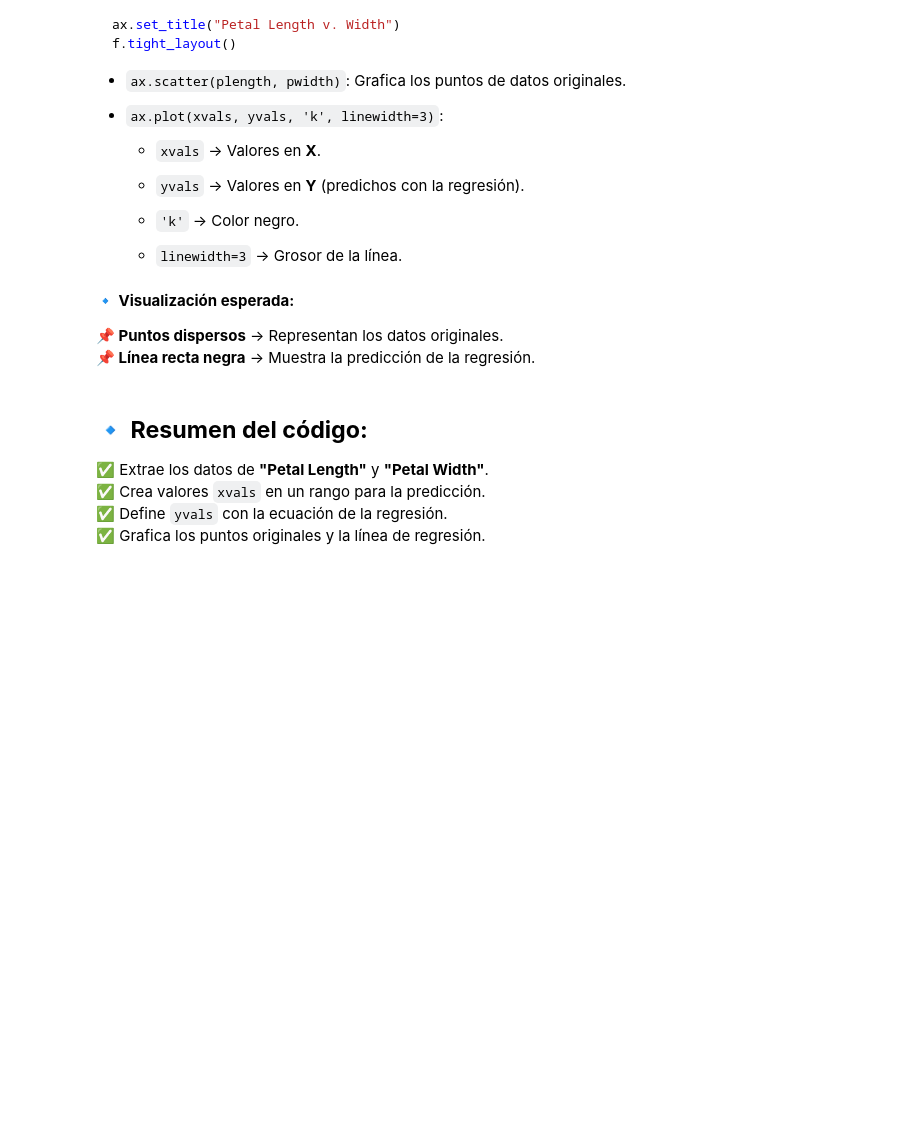
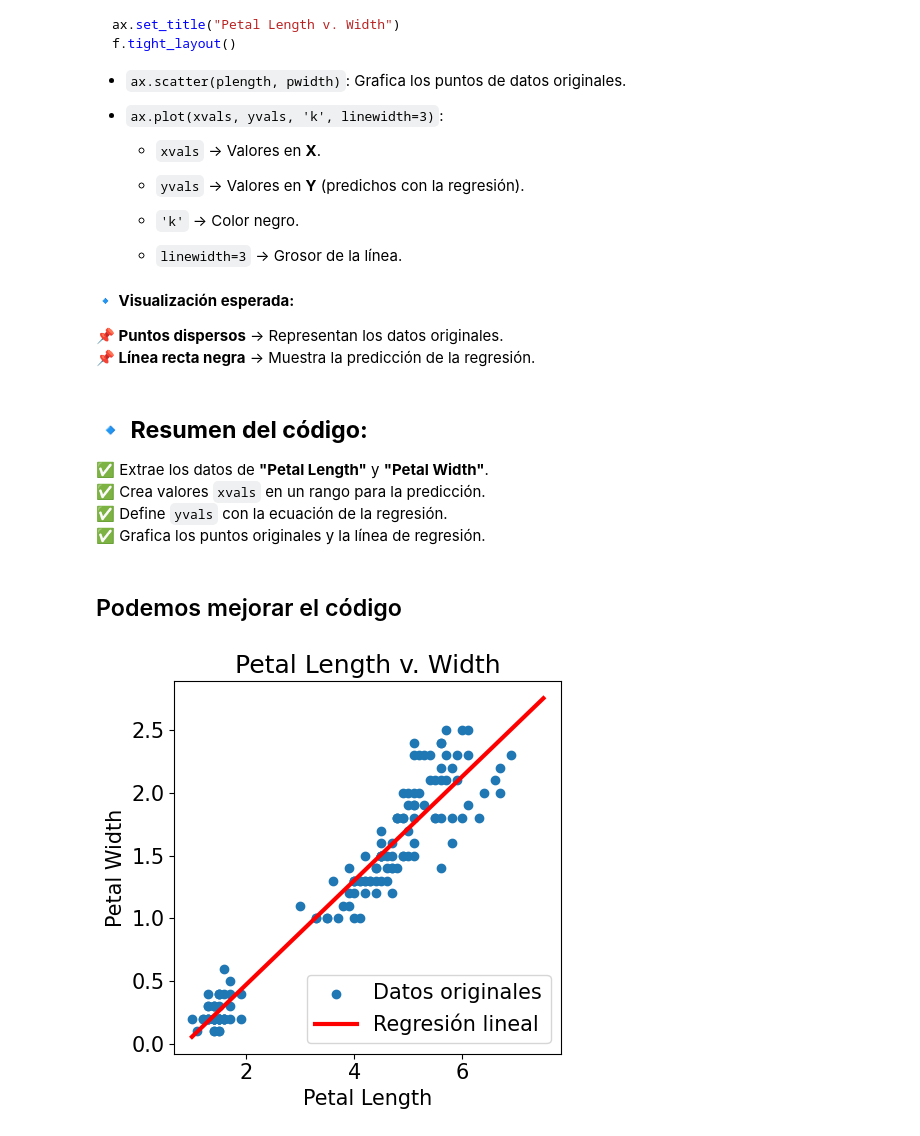
Before and after one commit to DensLopez/machine_learning, a Jupyter notebook: codes/code011.ipynb, the cells around one changed output. Drawn from its saved outputs; the diff is of its cells as text; code cells hidden in the pictures; blank space fills up the shorter version.

```diff
--- a/codes/code011.ipynb
+++ b/codes/code011.ipynb
@@ -430,3 +430,36 @@ f.tight_layout()
 ✅ Crea valores ``xvals`` en un rango para la predicción.
 ✅ Define ``yvals`` con la ecuación de la regresión.
 ✅ Grafica los puntos originales y la línea de regresión.
+# %% [markdown]
+## Podemos mejorar el código
+# %%
+# Extraemos las columnas que usaremos para la regresión
+plength = data["petal length (cm)"]
+pwidth = data["petal width (cm)"]
+
+# Entrenamos el modelo de regresión lineal con los datos de entrenamiento
+model_1 = linear_model.LinearRegression()
+model_1.fit(train[["petal length (cm)"]], train["petal width (cm)"])
+
+# Extraemos la pendiente (coeficiente) y el intercepto (bias)
+m = model_1.coef_[0]      # Pendiente de la recta
+b = model_1.intercept_    # Intercepto
+
+# Generamos los valores de x para la recta
+xvals = np.arange(plength.min(), plength.max() + 1, 0.5)
+
+# Calculamos yvals usando los coeficientes del modelo
+yvals = m * xvals + b
+
+# Graficamos los datos y la regresión
+f = plt.figure(figsize=(5,5))
+ax = f.add_subplot(1,1,1)
+ax.scatter(plength, pwidth, label="Datos originales")  # Puntos originales
+ax.plot(xvals, yvals, 'r', linewidth=3, label="Regresión lineal")  # Línea de regresión en rojo
+ax.set_xlabel("Petal Length")
+ax.set_ylabel("Petal Width")
+ax.set_title("Petal Length v. Width")
+ax.legend()  # Agrega una leyenda
+f.tight_layout()
+# %% [output]
+[figure, added]
```
Also changed, not shown: parts of 41 cells of this notebook.
